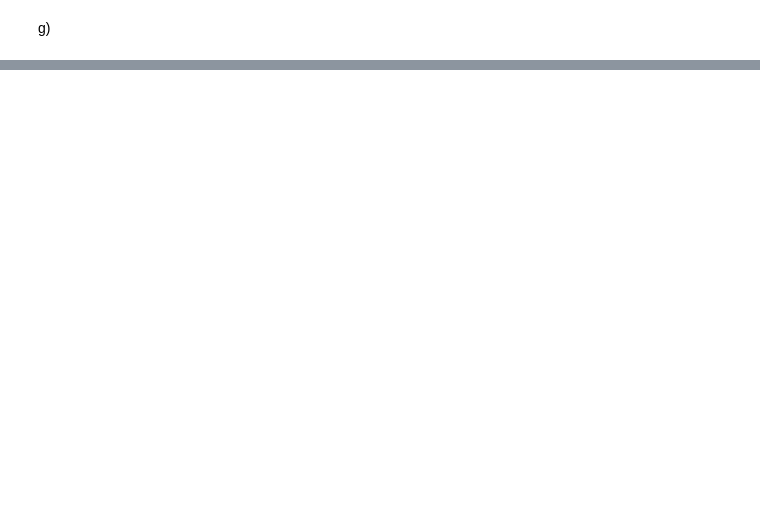
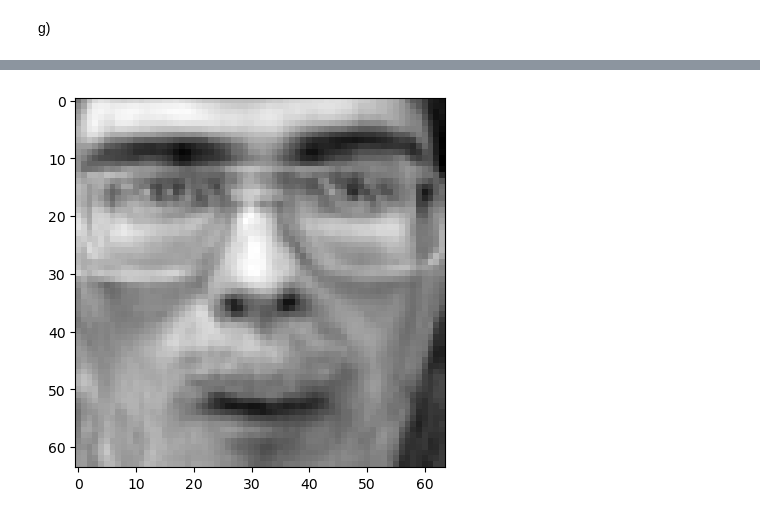
Before and after one commit to rgavigan/cs4442, a Jupyter notebook: assign2/Assignment2_Riley.ipynb, the cells around one changed output, grey strips where cells are left out. Drawn from its saved outputs; the diff is of its cells as text; code cells hidden in the pictures; blank space fills up the shorter version.

```diff
--- a/assign2/Assignment2_Riley.ipynb
+++ b/assign2/Assignment2_Riley.ipynb
@@ -76,0 +118,8 @@ g)
+# %%
+# Display 200th image using 100 principal components
+e_vectors_100 = e_vectors[:, idx[:100]]
+faces_100 = faces_centered @ e_vectors_100
+faces_reconstructed = faces_100 @ e_vectors_100.T + mean_face
+display_face(faces_reconstructed.values, 200)
+# %% [output]
+[figure, added]
```
Also changed, not shown: parts of 8 cells of this notebook.
